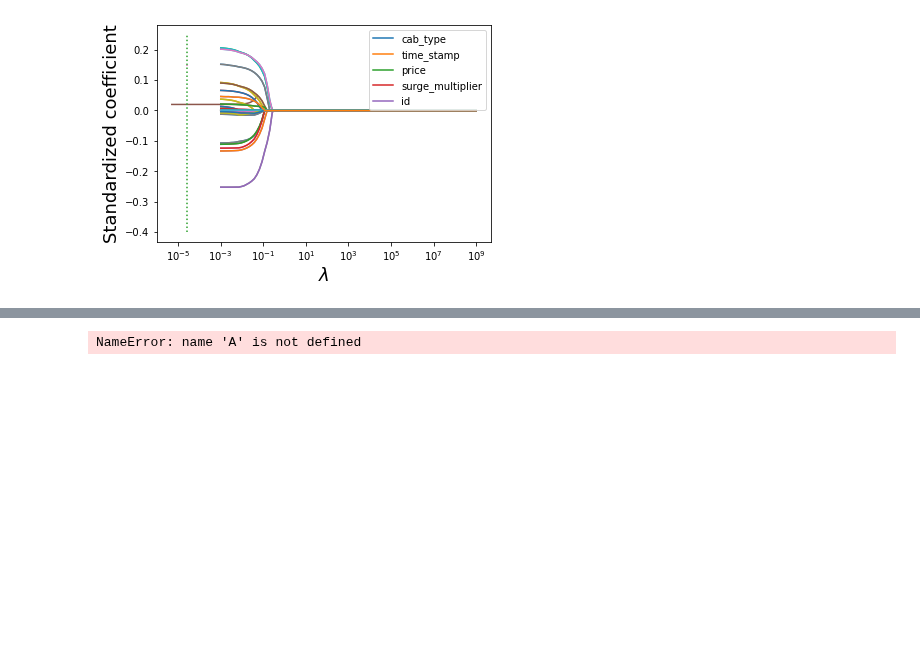
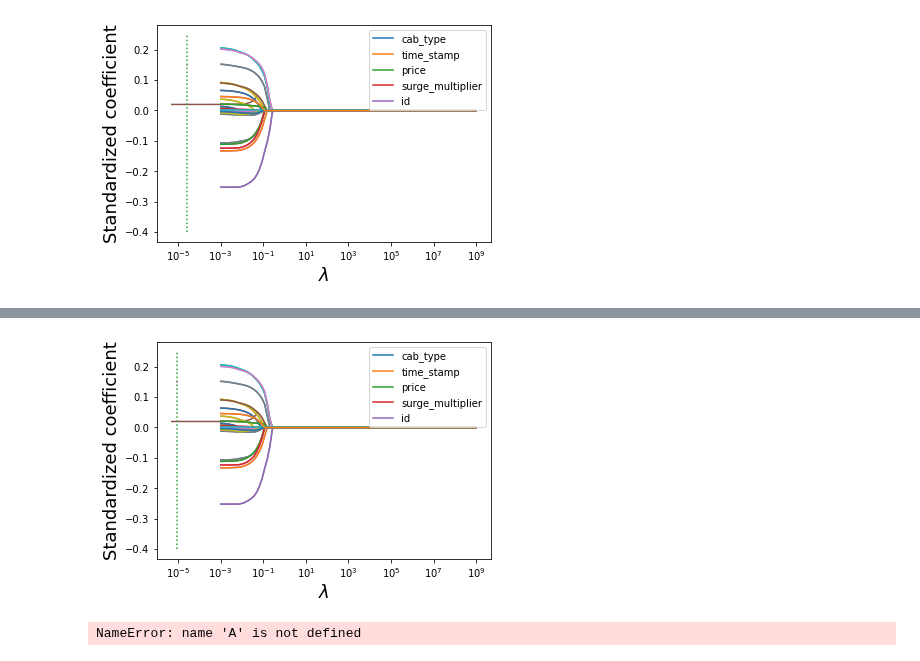
Before and after one commit to cndywu/TheYelpers, a Jupyter notebook: Final_Project_Model.ipynb, the cells around one changed output, grey strips where cells are left out. Drawn from its saved outputs; the diff is of its cells as text; code cells hidden in the pictures; blank space fills up the shorter version.

```diff
--- a/Final_Project_Model.ipynb
+++ b/Final_Project_Model.ipynb
@@ -551,0 +440,4 @@ np.sqrt(((np.exp(pred)-test.price)**2).mean())
+# %%
+train_reset = train.reset_index()
+ols_object = smf.ols(formula = 'price~distance+surge_multiplier+time_stamp+temp_source+cab_type+rain_source', data = train)
+model=ols_object.fit()
@@ -551,0 +456,7 @@ np.sqrt(((np.exp(pred)-test.price)**2).mean())
+# %%
+#remove high leverage
+train_filt = train_reset.drop(np.intersect1d(np.where(np.abs(standardized_residuals)>3)[0],
+                                           (np.where(leverage>high_leverage_threshold)[0])))
+# %%
+train_filt.drop("index", axis = "columns", inplace = True),
+train_filt.head()
@@ -551,0 +471,4 @@ np.sqrt(((np.exp(pred)-test.price)**2).mean())
+# %%
+new_train2 = train_filt.copy()
+new_train2 = new_train2.drop(['price', 'id'], axis = 1)
+new_train2['log_distance'] = new_train2['distance'].apply(lambda x: np.log(x))
@@ -615,3 +627,69 @@ np.sqrt(((np.exp(pred)-test.price)**2).mean())
 # %% [output]
 2.141934130760698
 [figure]
+# %%
+#SAME THING BUT REMOVED INFLUENTIALS
+
+#Creating a range of values of the tuning parameter to visualize the lasso coefficients
+#for different values of the tuning parameter
+alphas = 10**np.linspace(10,-2,100)*0.1
+
+#Finding the lasso coefficients for increasing values of the tuning parameter
+lasso = Lasso(max_iter = 10000)
+coefs = []
+
+for a in alphas:
+    lasso.set_params(alpha=a)
+    lasso.fit(Xstd, y)
+    coefs.append(lasso.coef_)
+
+#Visualizing the shrinkage in lasso coefficients with increasing values of the tuning parameter lambda
+plt.xlabel('xlabel', fontsize=18)
+plt.ylabel('ylabel', fontsize=18)
+plt.plot(alphas, coefs)
+plt.xscale('log')
+plt.xlabel('$\lambda$')
+plt.ylabel('Standardized coefficient')
+plt.legend(train.columns[1:6]);
+#plt.plot([lassocv.alpha_,lassocv.alpha_],[-0.4,0.25],':')
+plt.legend(train.columns[1:6]);
+
+#Let us use cross validation to find the optimal value of the tuning parameter - lambda
+#For the optimal lambda, the cross validation error will be the least
+
+#Note that we are reducing the range of alpha so as to better visualize the minimum
+alphas = 10**np.linspace(-1,-5,200)*0.5
+lassocv = LassoCV(alphas = alphas, cv = 10, max_iter = 100000)
+lassocv.fit(Xstd, y)
+
+#Optimal value of the tuning parameter - lamda
+lassocv.alpha_
+
+#Visualizing the LOOCV (leave one out cross validatation error vs lambda)
+plt.xlabel('xlabel', fontsize=18)
+plt.ylabel('ylabel', fontsize=18)
+plt.plot(lassocv.alphas_,lassocv.mse_path_.mean(axis=1))
+plt.plot([lassocv.alpha_,lassocv.alpha_],[0.145,0.151],':')
+plt.xlabel('$\lambda$')
+plt.ylabel('Cross-validation error')
+
+#Visualizing the shrinkage in lasso coefficients with increasing values of the tuning parameter lambda
+alphas = 10**np.linspace(10,-2,100)*0.1
+plt.xlabel('xlabel', fontsize=18)
+plt.ylabel('ylabel', fontsize=18)
+plt.plot(alphas, coefs)
+plt.xscale('log')
+plt.xlabel('$\lambda$')
+plt.ylabel('Standardized coefficient')
+plt.legend(train.columns[1:6]);
+plt.plot([lassocv.alpha_,lassocv.alpha_],[-0.4,0.25],':')
+plt.legend(train.columns[1:6]);
+
+#Using the developed lasso model to predict on test data
+lasso = Lasso(alpha = lassocv.alpha_)
+lasso.fit(Xstd, y)
+pred=lasso.predict(Xtest_std)
+
+#RMSE on test data
+np.sqrt(((np.exp(pred)-test.price)**2).mean())
+# %% [output]
@@ -618,3 +697,4 @@ np.sqrt(((np.exp(pred)-test.price)**2).mean())
+[figure, added]
 # %%
 # %% [output]
 NameError: name 'A' is not defined
```
Also changed, not shown: parts of 40 cells of this notebook.
